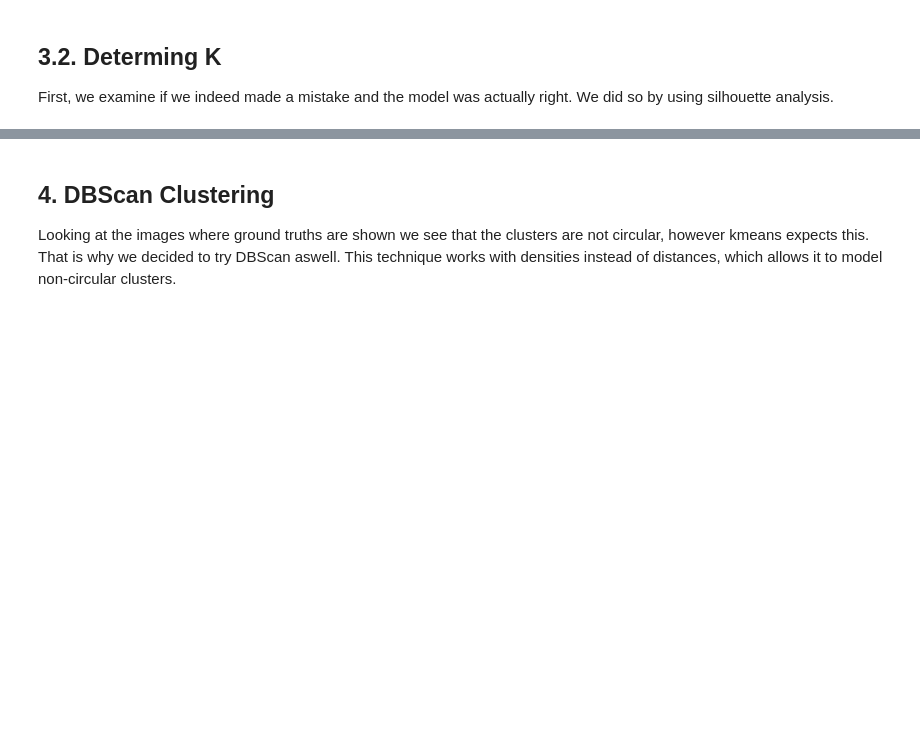
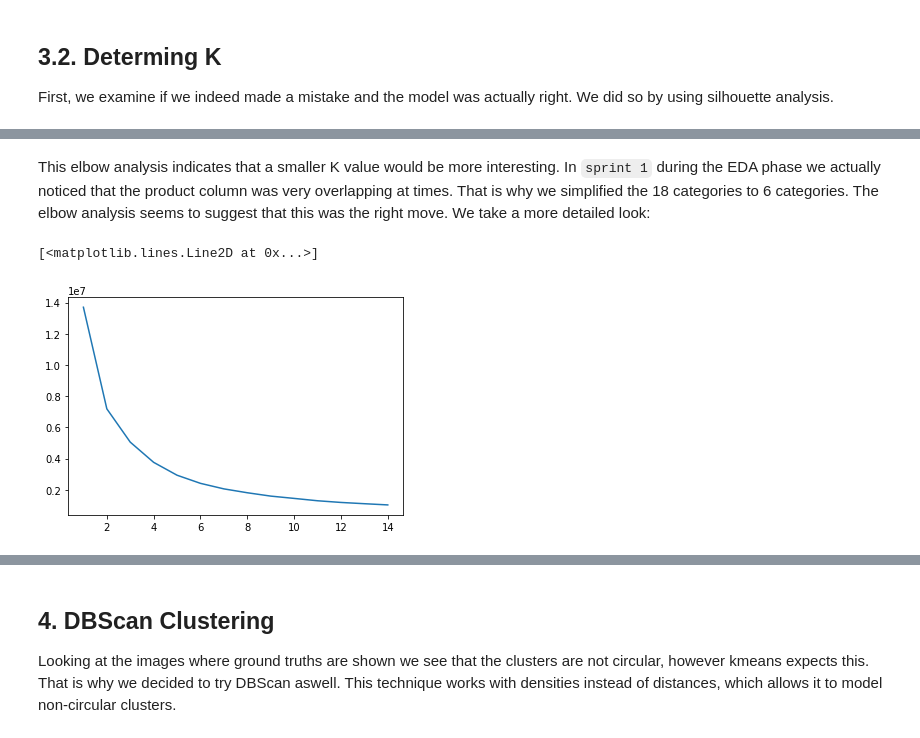
Before and after one commit to TimDeSmet/AML, a Jupyter notebook: Sprint 2.ipynb, the cells around one changed output, grey strips where cells are left out. Cells and saved outputs as stored; diff of their text form; code cells hidden in the pictures; blank space fills up the shorter version.

```diff
--- a/Sprint 2.ipynb
+++ b/Sprint 2.ipynb
@@ -402,0 +394,7 @@ The elbow method did not give us a definitive answer as to why our precision is
+# %% [markdown]
+This elbow analysis indicates that a smaller K value would be more interesting. In `sprint 1` during the EDA phase we actually noticed that the product column was very overlapping at times. That is why we simplified the 18 categories to 6 categories. The elbow analysis seems to suggest that this was the right move. We take a more detailed look:
+# %%
+elbow(1,15,1)
+# %% [output]
+[<matplotlib.lines.Line2D at 0x...>]
+[figure, added]
```
Also changed, not shown: parts of 71 cells of this notebook, 1 other file.
